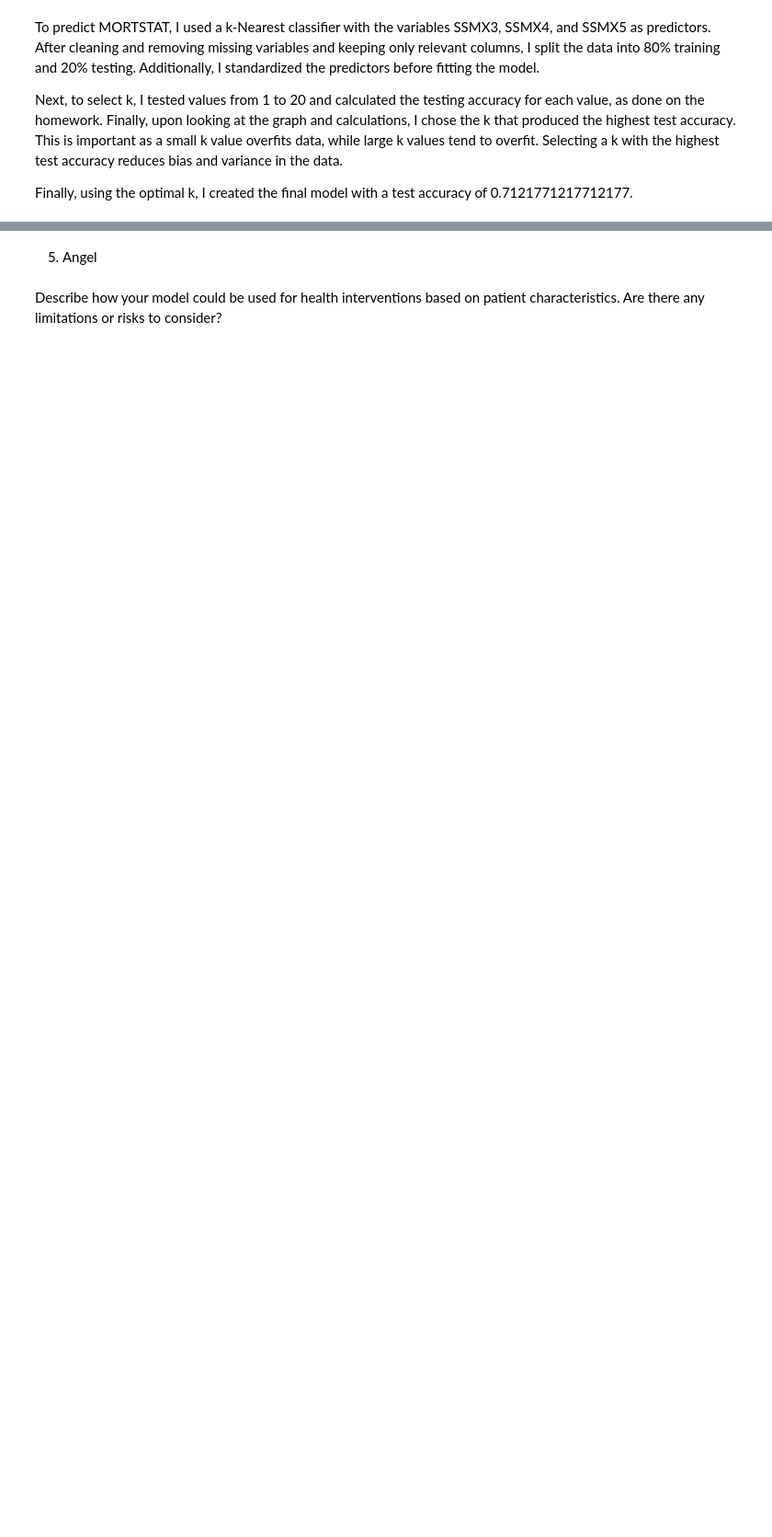
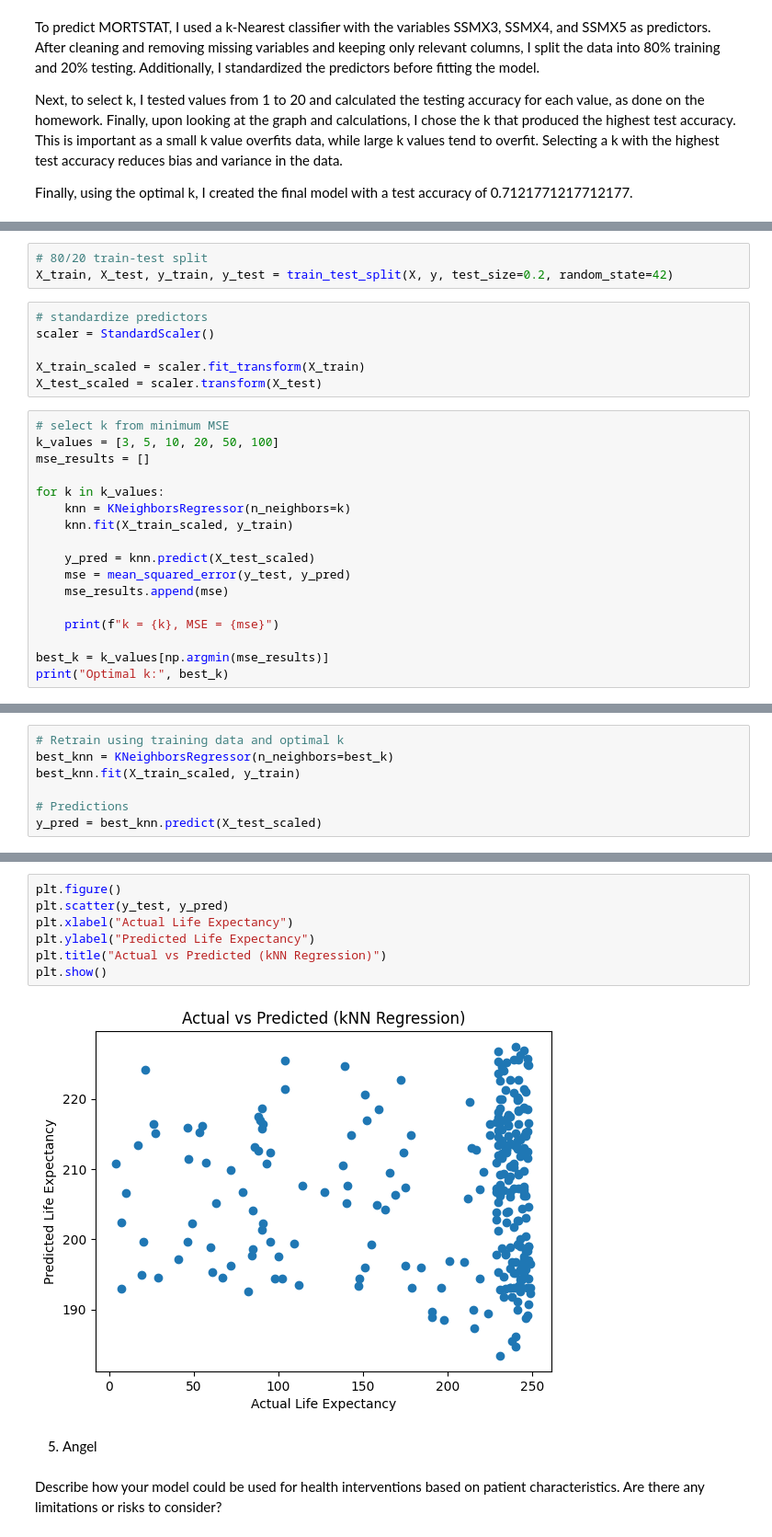
Before and after one commit to yxqin06/DS3021_Project_1, a Jupyter notebook: Notebook.ipynb, the cells around one changed output, grey strips where cells are left out. Shown at 92% size. Saved outputs shown, nothing was run; the diff lists cells and outputs as text; blank space fills up the shorter version.

```diff
--- a/Notebook.ipynb
+++ b/Notebook.ipynb
@@ -348,0 +413,26 @@ Finally, using the optimal k, I created the final model with a test accuracy of
+# %%
+# 80/20 train-test split
+X_train, X_test, y_train, y_test = train_test_split(X, y, test_size=0.2, random_state=42)
+# %%
+# standardize predictors
+scaler = StandardScaler()
+
+X_train_scaled = scaler.fit_transform(X_train)
+X_test_scaled = scaler.transform(X_test)
+# %%
+# select k from minimum MSE
+k_values = [3, 5, 10, 20, 50, 100]
+mse_results = []
+
+for k in k_values:
+    knn = KNeighborsRegressor(n_neighbors=k)
+    knn.fit(X_train_scaled, y_train)
+
+    y_pred = knn.predict(X_test_scaled)
+    mse = mean_squared_error(y_test, y_pred)
+    mse_results.append(mse)
+
+    print(f"k = {k}, MSE = {mse}")
+
+best_k = k_values[np.argmin(mse_results)]
+print("Optimal k:", best_k)
@@ -348,0 +447,7 @@ Finally, using the optimal k, I created the final model with a test accuracy of
+# %%
+# Retrain using training data and optimal k
+best_knn = KNeighborsRegressor(n_neighbors=best_k)
+best_knn.fit(X_train_scaled, y_train)
+
+# Predictions
+y_pred = best_knn.predict(X_test_scaled)
@@ -349,3 +460,12 @@ Finally, using the optimal k, I created the final model with a test accuracy of
+# %%
+plt.figure()
+plt.scatter(y_test, y_pred)
+plt.xlabel("Actual Life Expectancy")
+plt.ylabel("Predicted Life Expectancy")
+plt.title("Actual vs Predicted (kNN Regression)")
+plt.show()
+# %% [output]
+[figure, added]
 # %% [markdown]
 5. Angel
 # %% [markdown]
```
Also changed, not shown: parts of 10 cells of this notebook.
